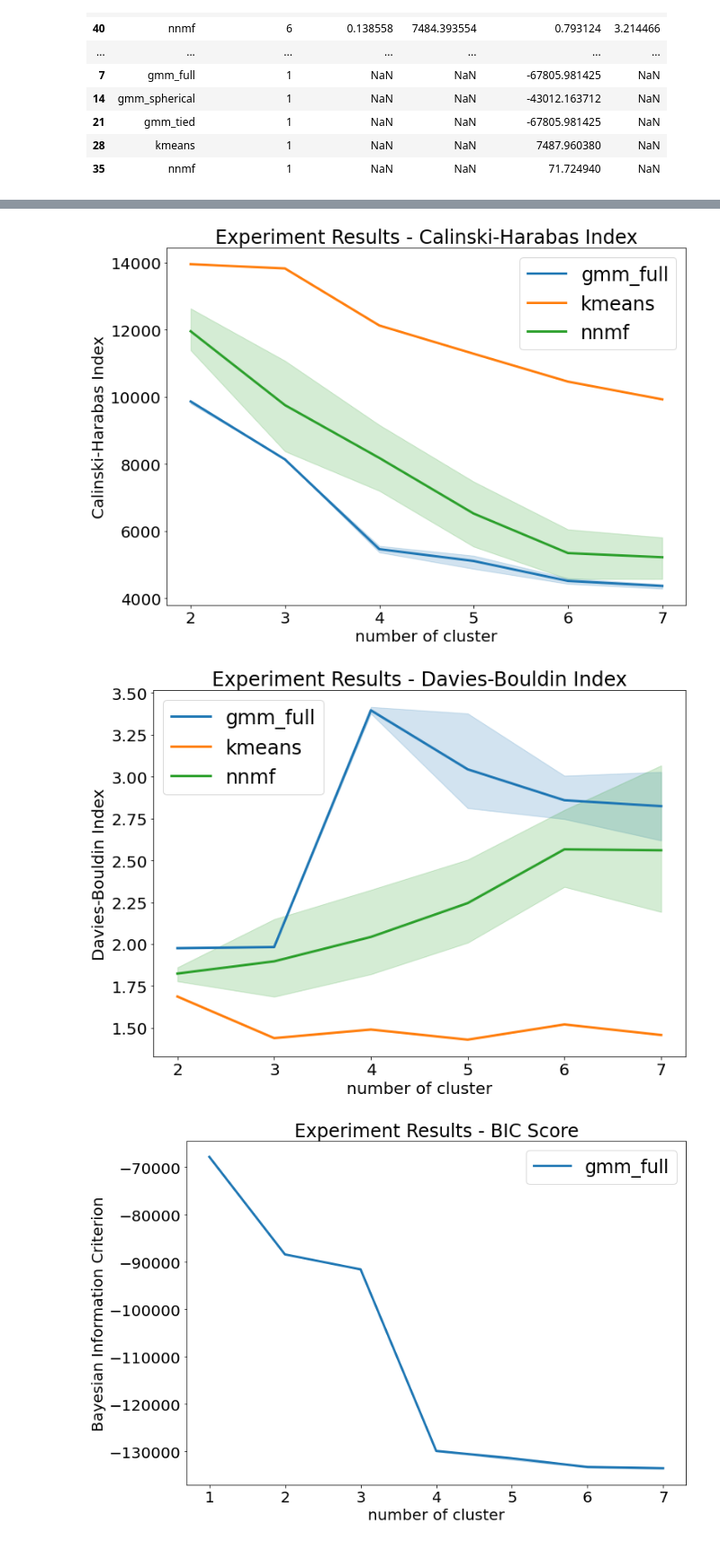
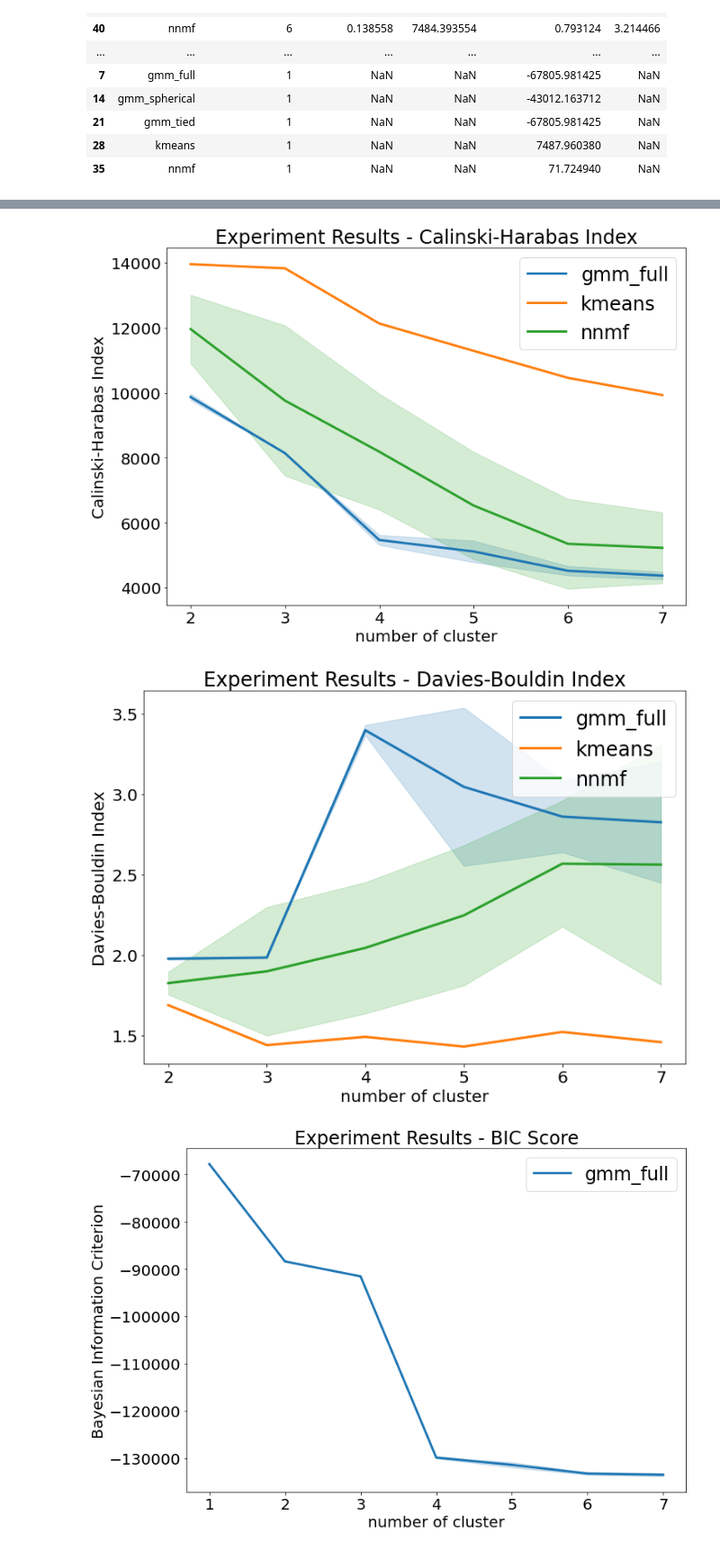
Before and after one commit to anuarsantoyo/master-thesis, a Jupyter notebook: clustering/Experiments_Clustering.ipynb, the cells around one changed output, grey strips where cells are left out. Shown at 90% size. Drawn from its saved outputs; the diff is of its cells as text; code cells hidden in the pictures.

```diff
--- a/clustering/Experiments_Clustering.ipynb
+++ b/clustering/Experiments_Clustering.ipynb
@@ -134,6 +134,6 @@ plt.show()
 # %%
 fig, ax = plt.subplots()
-sns.lineplot(data=df_results[df_results['method'].isin(methods)], x='number_cluster', y='ch_score', hue='method') # Maximize
+sns.lineplot(data=df_results[df_results['method'].isin(methods)], x='number_cluster', y='ch_score', hue='method', ci='sd') # Maximize
 plt.title('Experiment Results - Calinski-Harabas Index')
 ax.legend(loc='best', fontsize='large')
 ax.set_ylabel('Calinski-Harabas Index')
@@ -141,17 +141,17 @@ ax.set_xlabel('number of cluster')
 fig.savefig("images/clustering_ch_scores.png")
 plt.show()
 # %% [output]
-[figure, old version]
+[figure, new version]
 # %%
 fig, ax = plt.subplots()
-sns.lineplot(data=df_results[df_results['method'].isin(methods)], x='number_cluster', y='db_score', hue='method') # close to zero
+sns.lineplot(data=df_results[df_results['method'].isin(methods)], x='number_cluster', y='db_score', hue='method', ci='sd') # close to zero
 plt.title('Experiment Results - Davies-Bouldin Index')
 ax.legend(loc='best', fontsize='large')
 ax.set_ylabel('Davies-Bouldin Index')
 ax.set_xlabel('number of cluster')
 fig.savefig("images/clustering_db_scores.png")
 plt.show()
 # %% [output]
-[figure, old version]
+[figure, new version]
 # %%
 fig, ax = plt.subplots()
```
Also changed, not shown: parts of 13 cells of this notebook, 46 other files.
